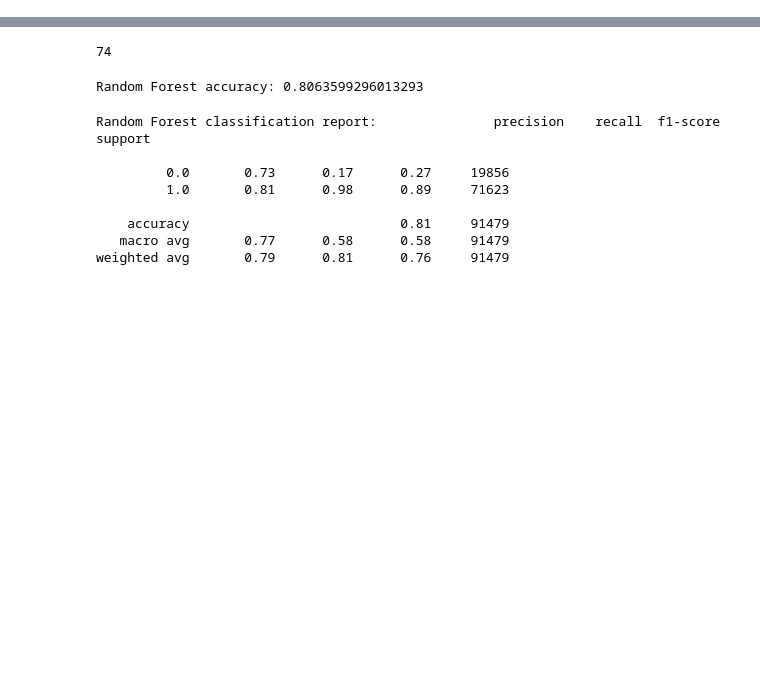
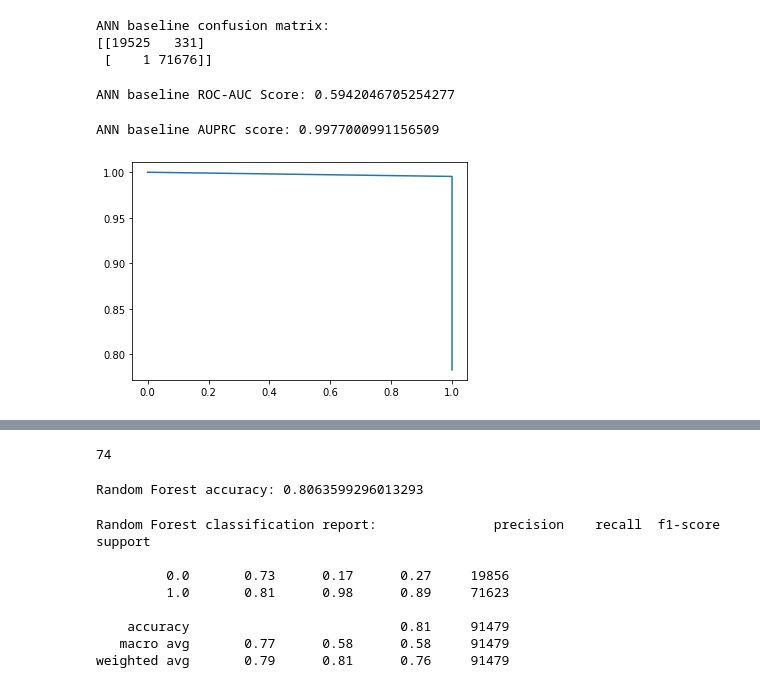
Before and after one commit to vaibhavhirani/ML-Loan-Assignment, a Jupyter notebook: ml_sv.ipynb, the cells around one changed output, grey strips where cells are left out. Cells and saved outputs as stored; diff of their text form; code cells hidden in the pictures; blank space fills up the shorter version.

```diff
--- a/ml_sv.ipynb
+++ b/ml_sv.ipynb
@@ -39,3 +127,25 @@ data.describe()
+# %%
+# ANN baseline confusion matrix
+print(f'ANN baseline confusion matrix: \n{confusion_matrix(y_test_bl, y_pred_ann_bl)}')
+# %% [output]
+ANN baseline confusion matrix:
+[[19525   331]
+ [    1 71676]]
+# %%
+# ANN baseline ROC-AUC
+print(f'ANN baseline ROC-AUC Score: {roc_auc_score(y_test, y_pred_ann)}')
+# %% [output]
+ANN baseline ROC-AUC Score: 0.5942046705254277
+# %%
+# ANN baseline AUPRC
+precision_ann_bl, recall_ann_bl, thresholds_ann_bl = precision_recall_curve(y_test_bl, y_pred_ann_bl)
+print(f'ANN baseline AUPRC score: {auc(recall_ann_bl, precision_ann_bl)}')
+
+plt.plot(recall_ann_bl, precision_ann_bl)
+plt.show()
+# %% [output]
+ANN baseline AUPRC score: 0.9977000991156509
+[figure, added]
 # %%
 # Train-test split
 y = data['loan_status']
```
Also changed, not shown: parts of 12 cells of this notebook.
